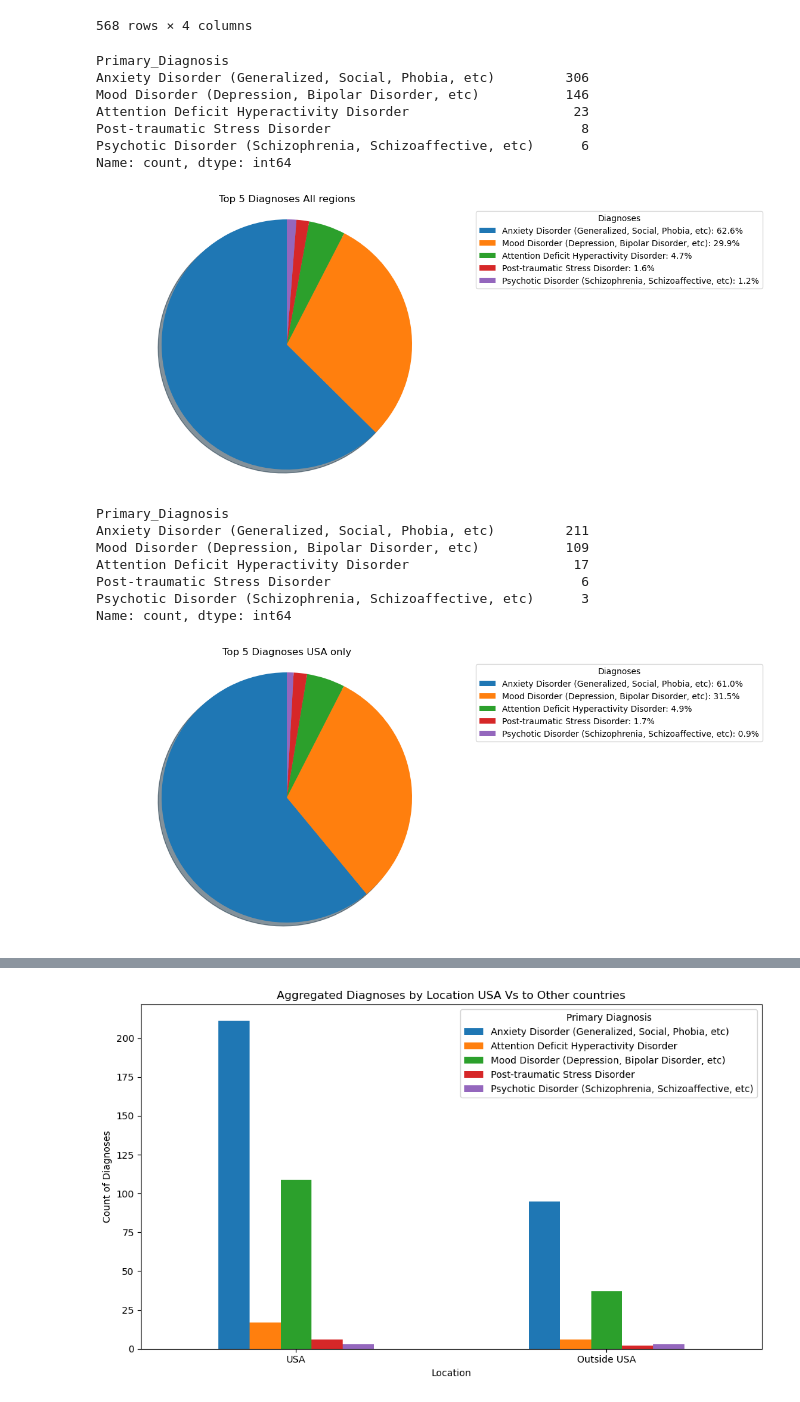
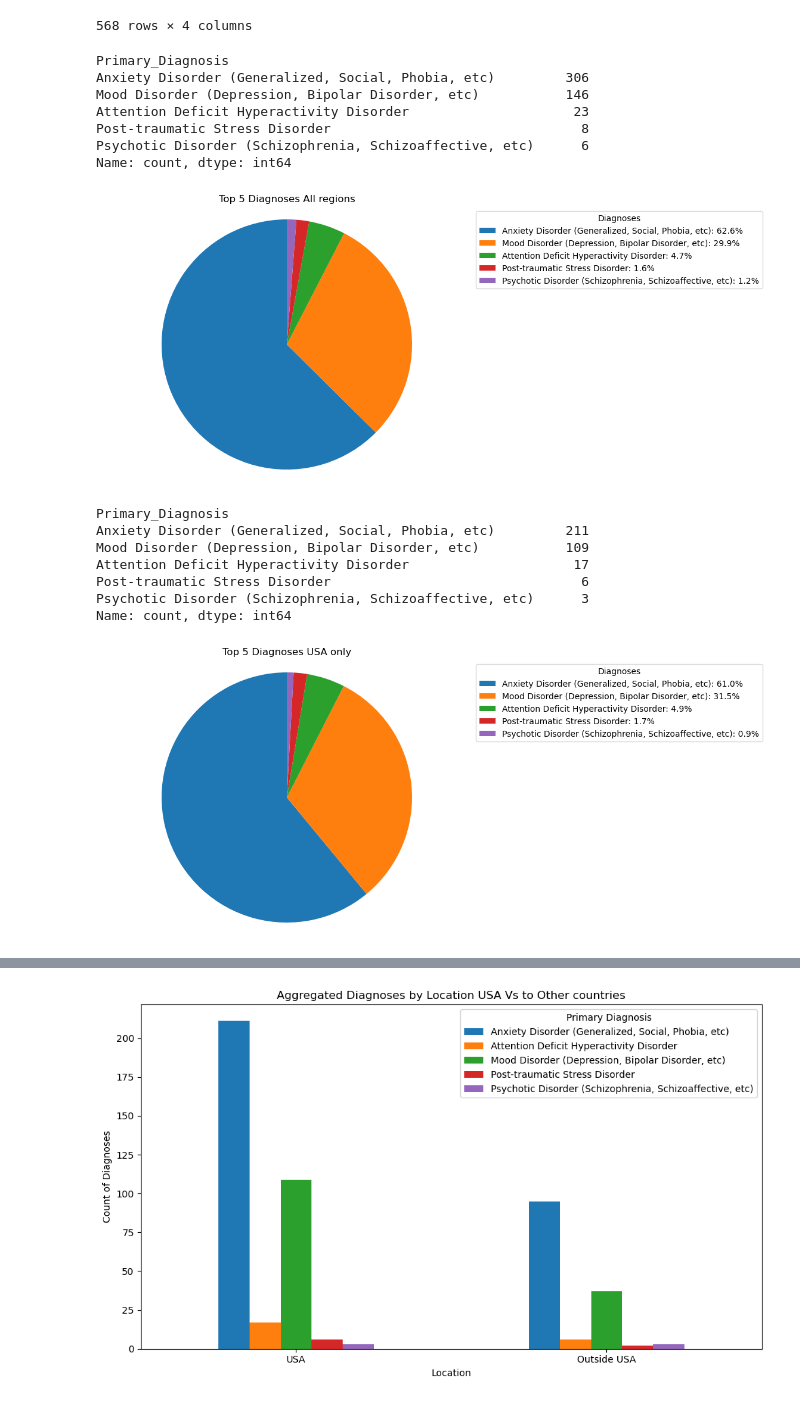
Before and after one commit to Keegawho198/Project-1_Mental-Health, a Jupyter notebook: Keegan.ipynb, the cells around one changed output, grey strips where cells are left out. Drawn from its saved outputs; the diff is of its cells as text; code cells hidden in the pictures.

```diff
--- a/Keegan.ipynb
+++ b/Keegan.ipynb
@@ -478,35 +480,35 @@ unique_primary_diagnoses = filtered_diagnois_df['Primary_Diagnosis'].unique()
 
 # Count the occurrences of each unique primary diagnosis
 diagnosis_counts = filtered_diagnois_df['Primary_Diagnosis'].value_counts().head()#print only top 5
 
 # Print the counts
 print(diagnosis_counts)
 
 # Assuming diagnosis_counts is already defined and contains the top 5 diagnoses
 top_5_diagnosis = diagnosis_counts
 
 # Calculate percentages
 percentages = (top_5_diagnosis / top_5_diagnosis.sum()) * 100
 labels = [f"{name}: {percent:.1f}%" for name, percent in zip(top_5_diagnosis.index, percentages)]
 
 # Create a pie chart without percentages
 plt.figure(figsize=(8, 6))
-plt.pie(top_5_diagnosis, shadow=True, startangle=90)
+plt.pie(top_5_diagnosis, startangle=90)
 plt.title('Top 5 Diagnoses All regions')
 plt.axis('equal')  # Equal aspect ratio ensures that pie is drawn as a circle.
 
 # Add a custom legend on the right side of the pie chart
 plt.legend(labels, title="Diagnoses", loc='upper left', bbox_to_anchor=(1, 1))
 plt.show()
 # %% [output]
 Primary_Diagnosis
 Anxiety Disorder (Generalized, Social, Phobia, etc)         306
 Mood Disorder (Depression, Bipolar Disorder, etc)           146
 Attention Deficit Hyperactivity Disorder                     23
 Post-traumatic Stress Disorder                                8
 Psychotic Disorder (Schizophrenia, Schizoaffective, etc)      6
 Name: count, dtype: int64
-[figure, old version]
+[figure, new version]
 # %%
 #check how many have been diagnosed by professional & in USA
 USA_diagnois_df = diagnosis_location_df[(diagnosis_location_df['Location'] == 'United States of America') &
@@ -531,7 +533,7 @@ labels = [f"{name}: {percent:.1f}%" for name, percent in zip(USA_diagnosis_count
 
 # Create a pie chart
 plt.figure(figsize=(8, 6))
-plt.pie(USA_diagnosis_counts, shadow=True, startangle=90)
+plt.pie(USA_diagnosis_counts, startangle=90)
 plt.title('Top 5 Diagnoses USA only')
 plt.axis('equal')  # Equal aspect ratio ensures that pie is drawn as a circle.
 
@@ -546,7 +548,7 @@ Attention Deficit Hyperactivity Disorder                     17
 Post-traumatic Stress Disorder                                6
 Psychotic Disorder (Schizophrenia, Schizoaffective, etc)      3
 Name: count, dtype: int64
-[figure, old version]
+[figure, new version]
 # %%
 #check how many have been diagnosed by professional & Outside USA
 Outside_USA_diagnois_df = diagnosis_location_df[(diagnosis_location_df['Location'] != 'United States of America') &
```
Also changed, not shown: parts of 8 cells of this notebook, 2 other files.
